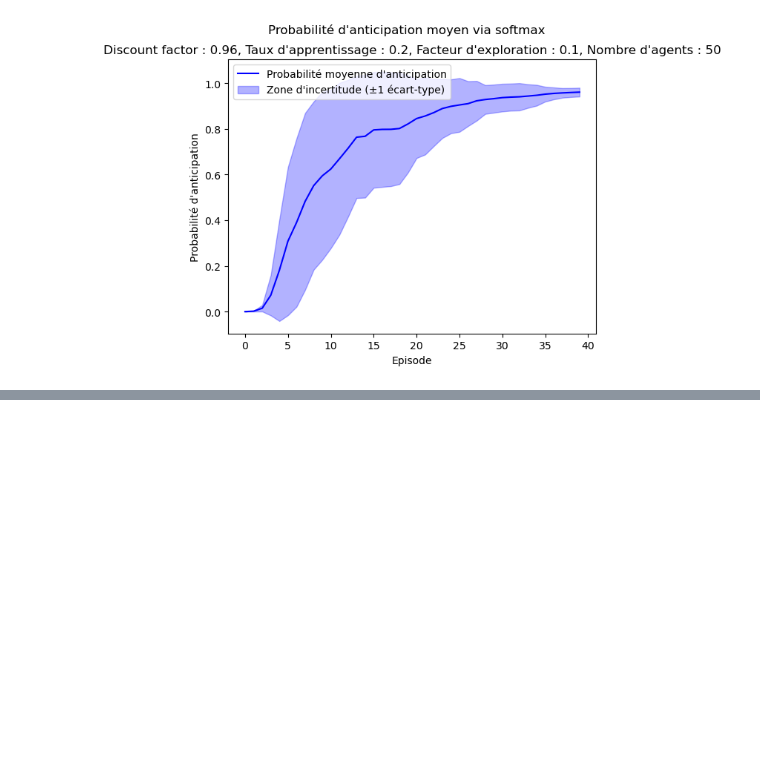
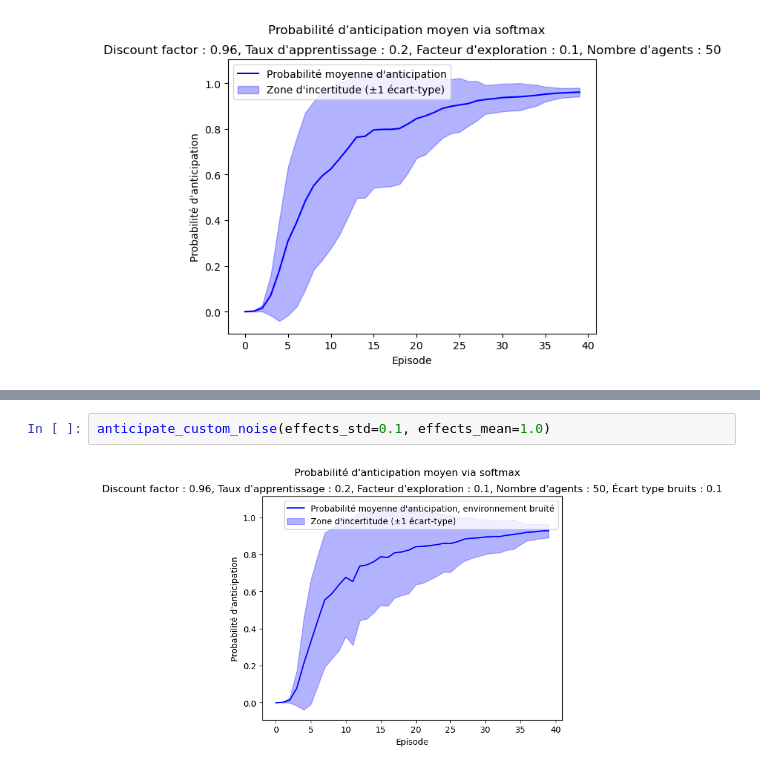
Before and after one commit to TsunomakiWatamelon/Homeostatic-Reinforcement-Learning, a Jupyter notebook: src/experiments/anticipatory.ipynb, the cells around one changed output, grey strips where cells are left out. Saved outputs shown, nothing was run; the diff lists cells and outputs as text; blank space fills up the shorter version.

```diff
--- a/src/experiments/anticipatory.ipynb
+++ b/src/experiments/anticipatory.ipynb
@@ -279,0 +389,4 @@ plt.show()
+# %%
+anticipate_custom_noise(effects_std=0.1, effects_mean=1.0)
+# %% [output]
+[figure, added]
```
Also changed, not shown: parts of 8 cells of this notebook, 3 other files.
